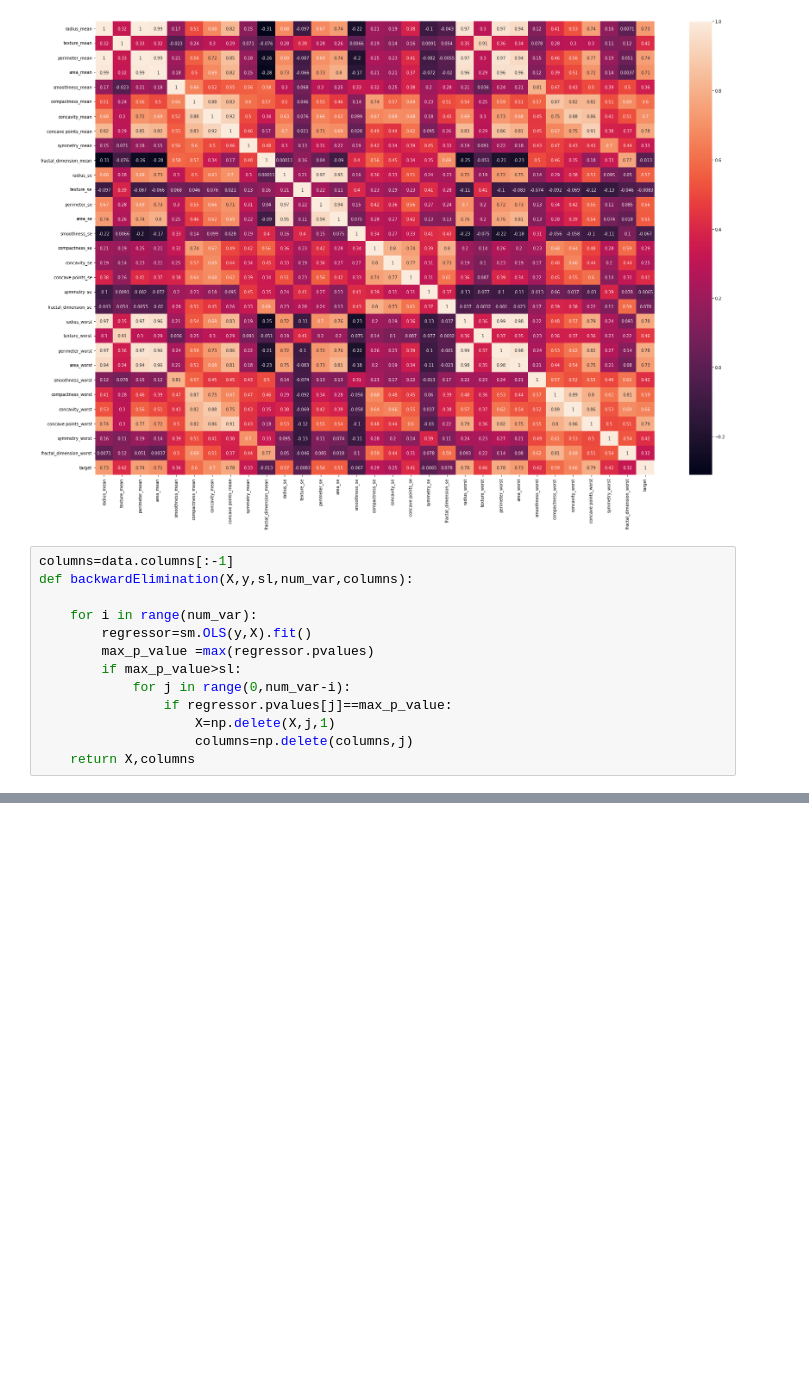
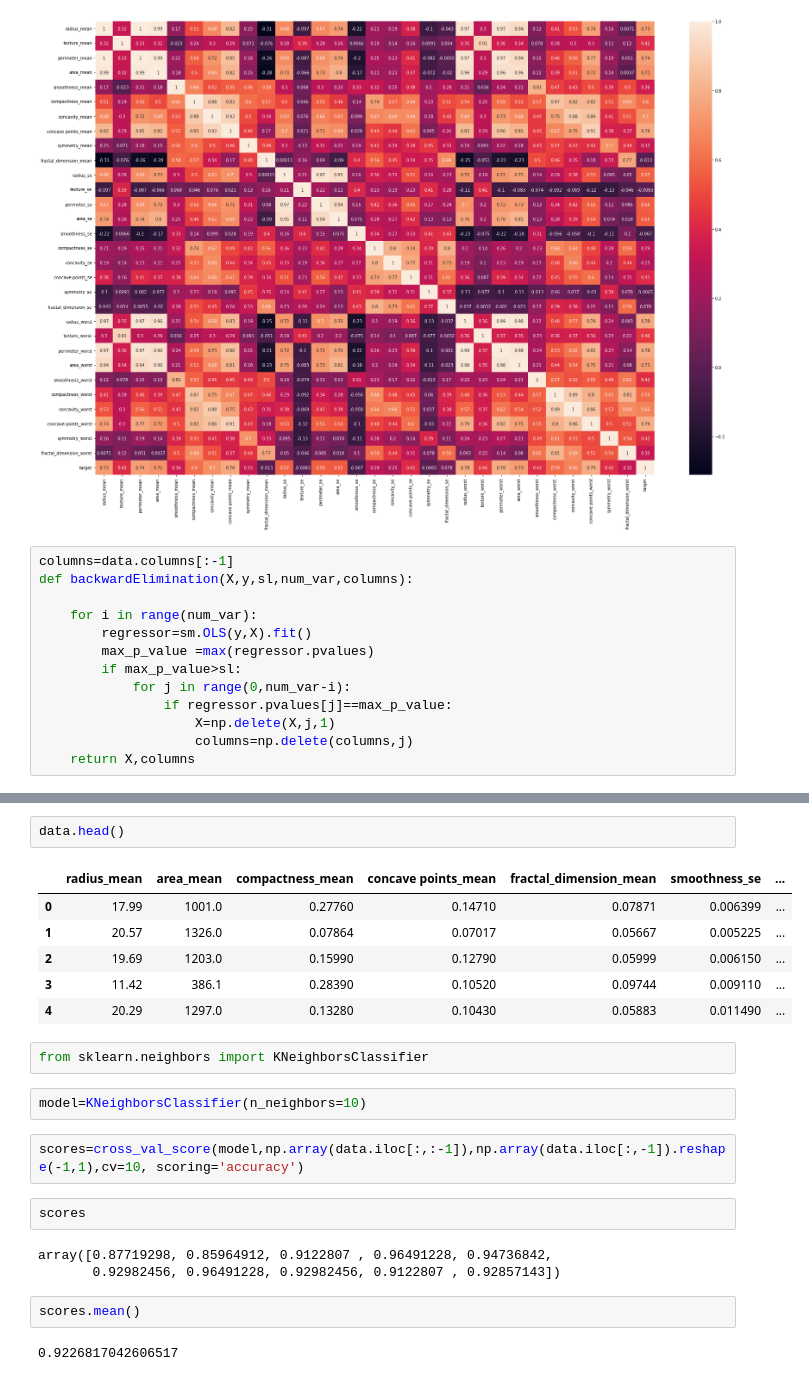
Before and after one commit to Belal-AI/Data-Science-And-Ml-projects, a Jupyter notebook: Cancer_Model_dataSince.ipynb, the cells around one changed output, grey strips where cells are left out. Cells and saved outputs as stored; diff of their text form; blank space fills up the shorter version.

```diff
--- a/Cancer_Model_dataSince.ipynb
+++ b/Cancer_Model_dataSince.ipynb
@@ -154,0 +156,24 @@ Index(['radius_mean', 'texture_mean', 'perimeter_mean', 'area_mean',
+# %%
+data.head()
+# %% [output]
+|  | radius_mean | area_mean | compactness_mean | concave points_mean | fractal_dimension_mean | smoothness_se | ... |
+| 0 | 17.99 | 1001.0 | 0.27760 | 0.14710 | 0.07871 | 0.006399 | ... |
+| 1 | 20.57 | 1326.0 | 0.07864 | 0.07017 | 0.05667 | 0.005225 | ... |
+| 2 | 19.69 | 1203.0 | 0.15990 | 0.12790 | 0.05999 | 0.006150 | ... |
+| 3 | 11.42 | 386.1 | 0.28390 | 0.10520 | 0.09744 | 0.009110 | ... |
+| 4 | 20.29 | 1297.0 | 0.13280 | 0.10430 | 0.05883 | 0.011490 | ... |
+# %%
+from sklearn.neighbors import KNeighborsClassifier
+# %%
+model=KNeighborsClassifier(n_neighbors=10)
+# %%
+scores=cross_val_score(model,np.array(data.iloc[:,:-1]),np.array(data.iloc[:,-1]).reshape(-1,1),cv=10, scoring='accuracy')
+# %%
+scores
+# %% [output]
+array([0.87719298, 0.85964912, 0.9122807 , 0.96491228, 0.94736842,
+       0.92982456, 0.96491228, 0.92982456, 0.9122807 , 0.92857143])
+# %%
+scores.mean()
+# %% [output]
+0.9226817042606517
```
Also changed, not shown: parts of 11 cells of this notebook.
